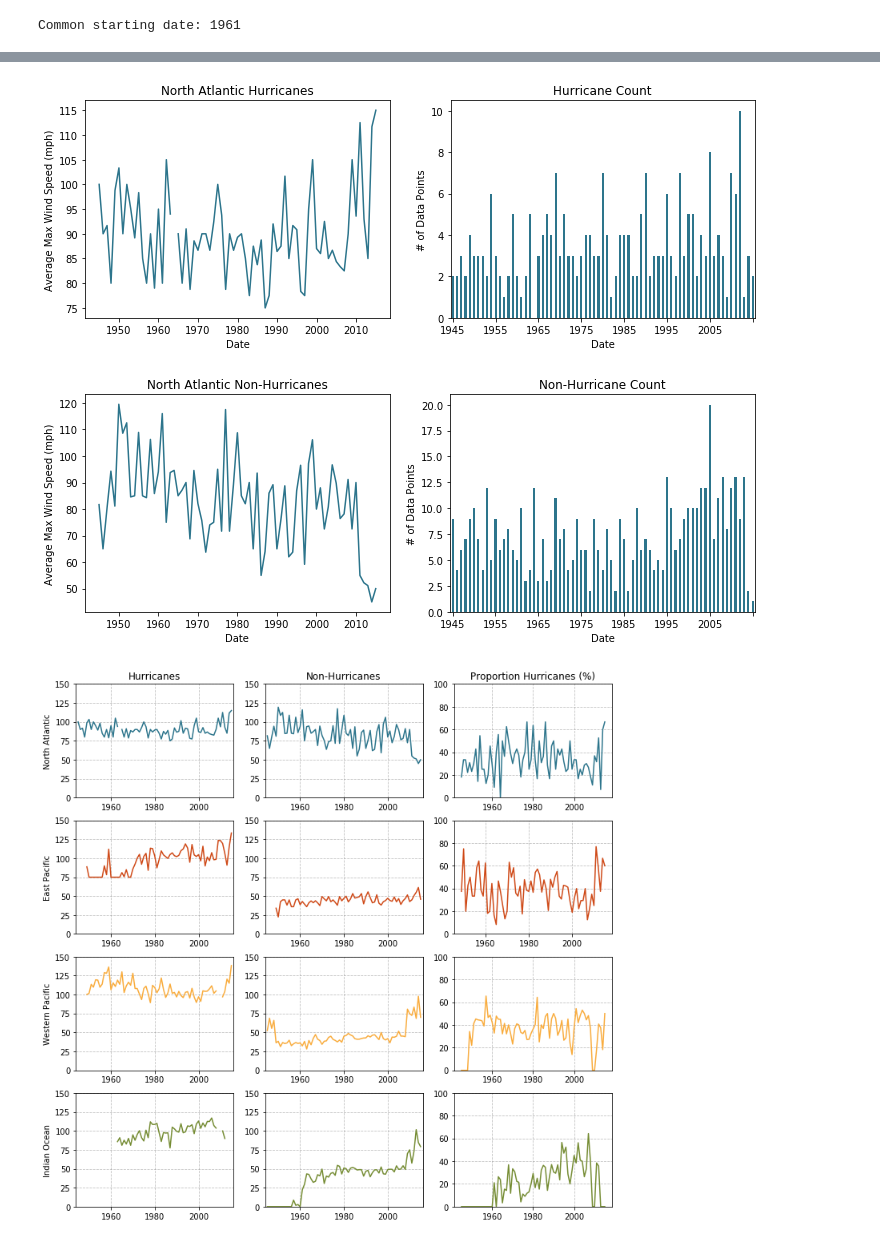
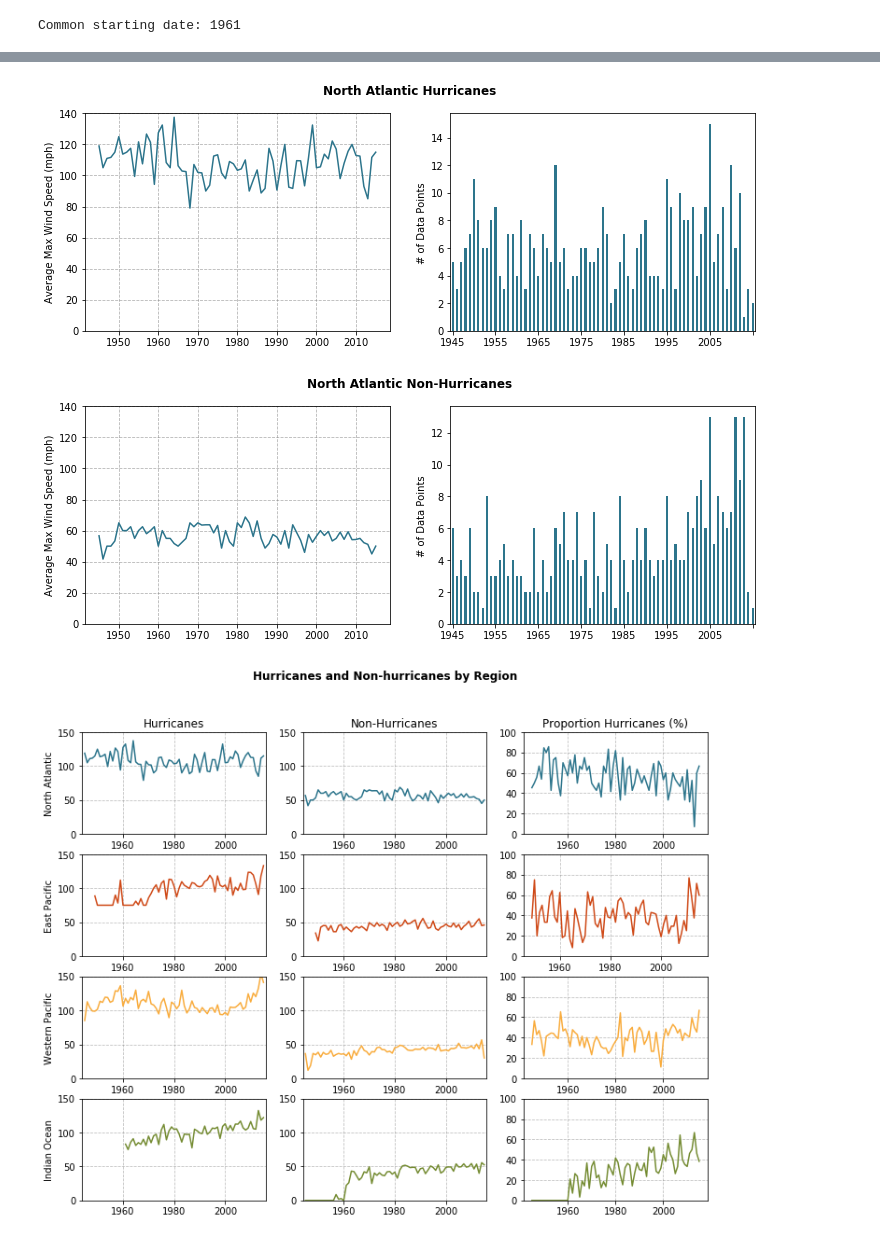
Before and after one commit to douglasdaly/hurricanes, a Jupyter notebook: notebooks/2_wunderground_processed_data_research.ipynb, the cells around one changed output, grey strips where cells are left out. Saved outputs shown, nothing was run; the diff lists cells and outputs as text; code cells hidden in the pictures.

```diff
--- a/notebooks/2_wunderground_processed_data_research.ipynb
+++ b/notebooks/2_wunderground_processed_data_research.ipynb
@@ -146,9 +147,10 @@ fig, ax = plt.subplots(figsize=default_fig_size)
 avg_max_wind_speed.plot(ax=ax, color='#2d758c')
 ax.grid(linestyle='--', color='grey', alpha=0.5)
 
-ax.set_title('Average Max Wind Speed over Time')
+ax.set_ylim(0, 100)
+ax.set_title('Average Max Wind Speed over Time (All Regions)', fontweight='bold')
 ax.set_ylabel('Wind Speed (mph)')
-ax.set_xlabel('Date')
+ax.set_xlabel('')
 
 fig.savefig(os.path.join(media_dir, 'avg_max_wind_speed_by_year.png'), dpi=output_dpi)
 plt.show();
@@ -264,8 +272,9 @@ def _classify_helper(storm_name):
     designations = ['hurricane', 'typhoon']
 
     storm_name = storm_name.lower()
+    all_words = storm_name.split(' ')
     for designation in designations:
-        ret |= storm_name.startswith(designation)
+        ret |= (designation in all_words)
 
     return ret
 
@@ -275,7 +284,7 @@ is_hurricane = np.zeros((regyr_wclass.shape[0], 1))
 for row_id, vals in enumerate(regyr_wclass.values):
     is_hurricane[row_id] = 1 if _classify_helper(vals[1]) else 0
 
-regyr_wclass['IsHurricane'] = is_hurricane
+regyr_wclass['IsHurricane'] = regyr_wclass.loc[:, 'Max Winds'] >= 75.0
 # %%
 # - 1945 Onward for North Atlantic (Hurricanes Only)
 hurricane_data = regyr_wclass.loc[regyr_wclass.loc[:, 'IsHurricane'] == 1] \
@@ -294,9 +303,11 @@ ax = axs[0]
 regavg_hurricanes.loc[1945:, 'North Atlantic'].plot(ax=ax,
                                                     color=color_dict['North Atlantic'])
 
-ax.set_title('North Atlantic Hurricanes')
+ax.set_ylim(0, 140)
+ax.grid(True, color='grey', alpha=0.6, linestyle='--')
+ax.set_title('')
 ax.set_ylabel('Average Max Wind Speed (mph)')
-ax.set_xlabel('Date')
+ax.set_xlabel('')
 
 ax = axs[1]
 regcnt_hurricanes.loc[1945:, 'North Atlantic'].plot(ax=ax, kind='bar', label='Count',
@@ -306,15 +317,16 @@ disp_mult = 10
 ax.xaxis.set_major_locator(plt.MultipleLocator(disp_mult))
 ax.xaxis.set_ticklabels([1945] + list(range(1945, 2015, disp_mult)),
                         rotation=0)
-ax.set_title('Hurricane Count')
+ax.set_title('')
 ax.set_ylabel('# of Data Points')
-ax.set_xlabel('Date')
+ax.set_xlabel('')
 
+fig.suptitle('North Atlantic Hurricanes', fontweight='bold')
 fig.savefig(os.path.join(media_dir, 'north_atlantic_hurricanes_max_wind_speed_1945.png'),
             dpi=output_dpi)
 plt.show();
 # %% [output]
-[figure, old version]
+[figure, new version]
 # %%
 # - 1945 Onward for North Atlantic (Hurricanes Only)
 non_hurr_data = regyr_wclass.loc[regyr_wclass.loc[:, 'IsHurricane'] == 0] \
@@ -333,9 +345,11 @@ ax = axs[0]
 regavg_nonhurrs.loc[1945:, 'North Atlantic'].plot(ax=ax,
                                                   color=color_dict['North Atlantic'])
 
-ax.set_title('North Atlantic Non-Hurricanes')
+ax.set_ylim(0, 140)
+ax.grid(True, color='grey', alpha=0.6, linestyle='--')
+ax.set_title('')
 ax.set_ylabel('Average Max Wind Speed (mph)')
-ax.set_xlabel('Date')
+ax.set_xlabel('')
 
 ax = axs[1]
 regcnt_nonhurrs.loc[1945:, 'North Atlantic'].plot(ax=ax, kind='bar', label='Count',
@@ -345,21 +359,22 @@ disp_mult = 10
 ax.xaxis.set_major_locator(plt.MultipleLocator(disp_mult))
 ax.xaxis.set_ticklabels([1945] + list(range(1945, 2015, disp_mult)),
                         rotation=0)
-ax.set_title('Non-Hurricane Count')
+ax.set_title('')
 ax.set_ylabel('# of Data Points')
-ax.set_xlabel('Date')
+ax.set_xlabel('')
 
+fig.suptitle('North Atlantic Non-Hurricanes', fontweight='bold')
 fig.savefig(os.path.join(media_dir, 'north_atlantic_non_hurricanes_max_wind_speed_1945.png'),
             dpi=output_dpi)
 plt.show();
 # %% [output]
-[figure, old version]
+[figure, new version]
 # %%
 # - Hurricanes vs. Non-hurricanes by Region
 hurr_prop = (regcnt_hurricanes.fillna(0) / (regcnt_nonhurrs + regcnt_hurricanes.fillna(0)))
 
 # -- Plot
-fig, axs = plt.subplots(nrows=4, ncols=3, figsize=(figsize_width, figsize_width))
+fig, axs = plt.subplots(nrows=4, ncols=3, figsize=(figsize_width, figsize_width/1.3))
 
 for i_reg in range(len(regions)):
     reg = regions[i_reg]
@@ -367,31 +382,32 @@ for i_reg in range(len(regions)):
     ax = axs[i_reg][0]
     regavg_hurricanes.loc[1945:, reg].plot(ax=ax, color=color_dict[reg])
     ax.set_ylim((0, 150))
     ax.set_xlim((1944, 2016))
     ax.grid(linestyle='--', color='grey', alpha=0.5)
     ax.set_ylabel(reg)
     ax.set_xlabel('')
 
     ax = axs[i_reg][1]
     regavg_nonhurrs.loc[1945:, reg].plot(ax=ax, color=color_dict[reg])
     ax.set_ylim((0, 150))
     ax.set_xlim((1944, 2016))
     ax.grid(linestyle='--', color='grey', alpha=0.5)
     ax.set_ylabel('')
     ax.set_xlabel('')
 
     ax = axs[i_reg][2]
     (hurr_prop * 100.).loc[1945:, reg].plot(ax=ax, color=color_dict[reg])
     ax.grid(linestyle='--', color='grey', alpha=0.5)
     ax.set_ylim(0, 100)
     ax.set_xlabel('')
 
 axs[0][0].set_title('Hurricanes')
 axs[0][1].set_title('Non-Hurricanes')
 axs[0][2].set_title('Proportion Hurricanes (%)')
 
+fig.suptitle('Hurricanes and Non-hurricanes by Region', fontweight='bold', va='top')
 fig.savefig(os.path.join(media_dir, 'hurr_vs_non_hurr_stats_region.png'),
             dpi=output_dpi)
 plt.show();
 # %% [output]
-[figure, old version]
+[figure, new version]
```
Also changed, not shown: parts of 6 cells of this notebook, 8 other files.
